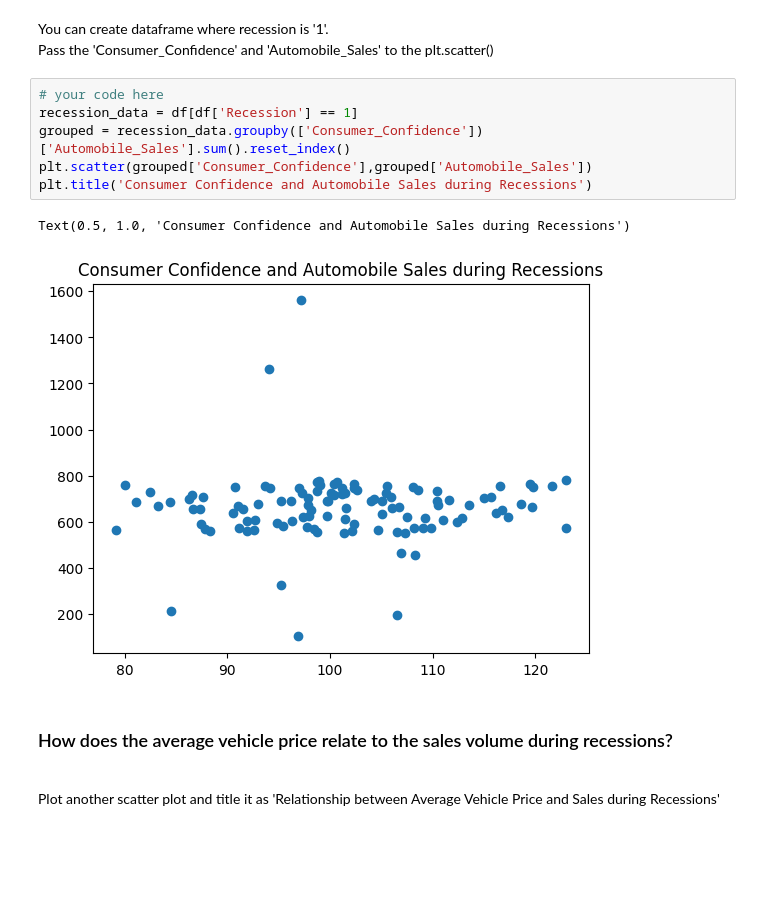
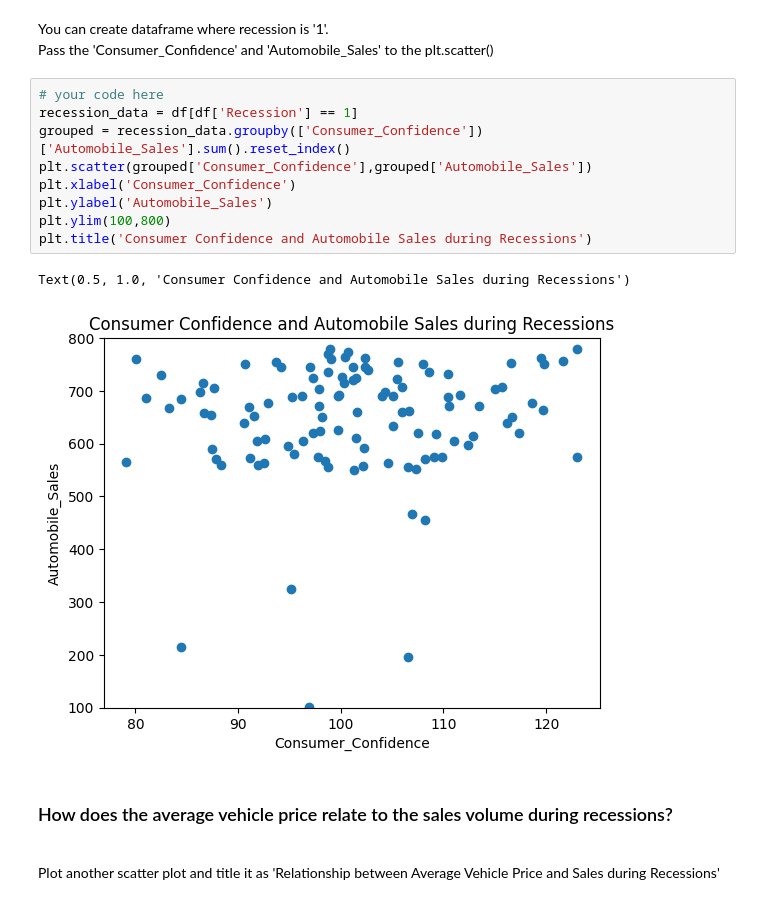
Before and after one commit to Ayukevin/Introduction-to-data-science, a Jupyter notebook: HW2/hw2_automobile/hw2_automobile.ipynb, the cells around one changed output. Drawn from its saved outputs; the diff is of its cells as text; blank space fills up the shorter version.

```diff
--- a/HW2/hw2_automobile/hw2_automobile.ipynb
+++ b/HW2/hw2_automobile/hw2_automobile.ipynb
@@ -353,12 +356,15 @@ plt.ylim(2600)
 # %%
 # your code here
 recession_data = df[df['Recession'] == 1]
 grouped = recession_data.groupby(['Consumer_Confidence'])['Automobile_Sales'].sum().reset_index()
 plt.scatter(grouped['Consumer_Confidence'],grouped['Automobile_Sales'])
+plt.xlabel('Consumer_Confidence')
+plt.ylabel('Automobile_Sales')
+plt.ylim(100,800)
 plt.title('Consumer Confidence and Automobile Sales during Recessions')
 # %% [output]
 Text(0.5, 1.0, 'Consumer Confidence and Automobile Sales during Recessions')
-[figure, old version]
+[figure, new version]
 # %% [markdown]
 
  ### How does the average vehicle price relate to the sales volume during recessions?
```
Also changed, not shown: parts of 3 cells of this notebook, 2 other files.
